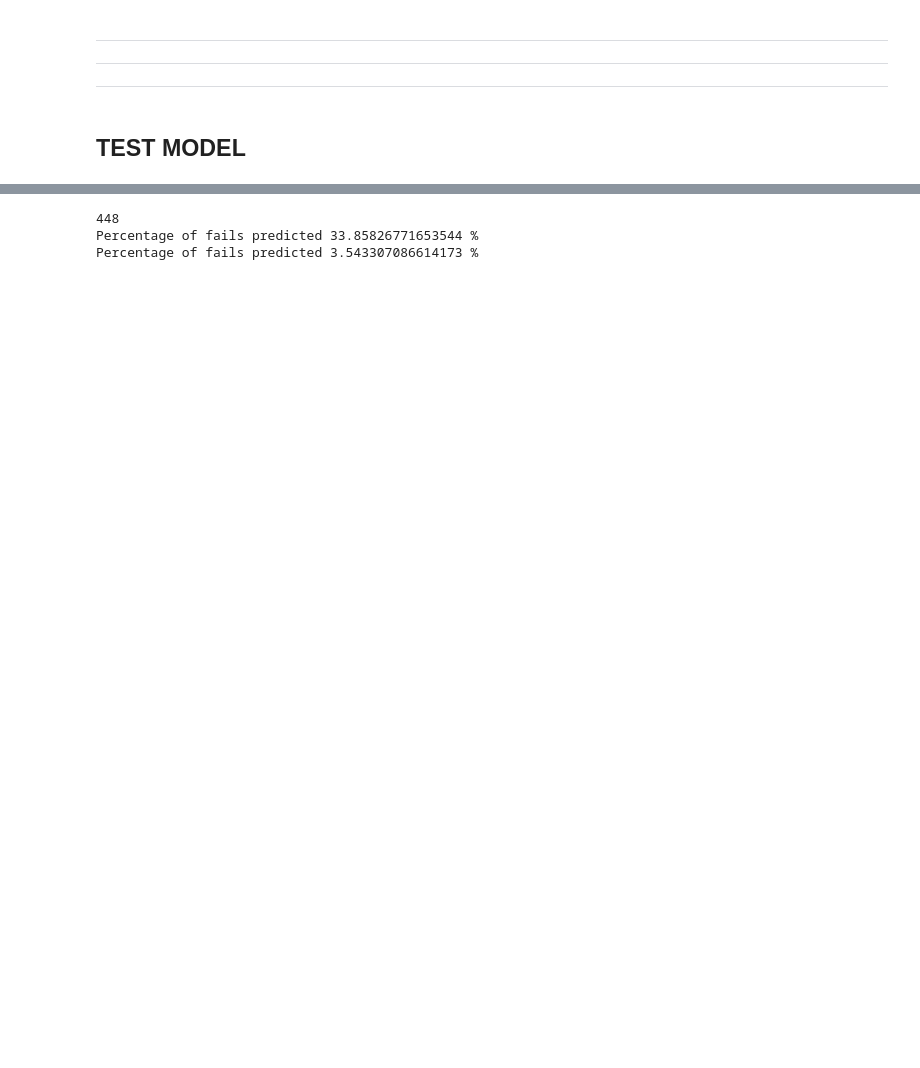
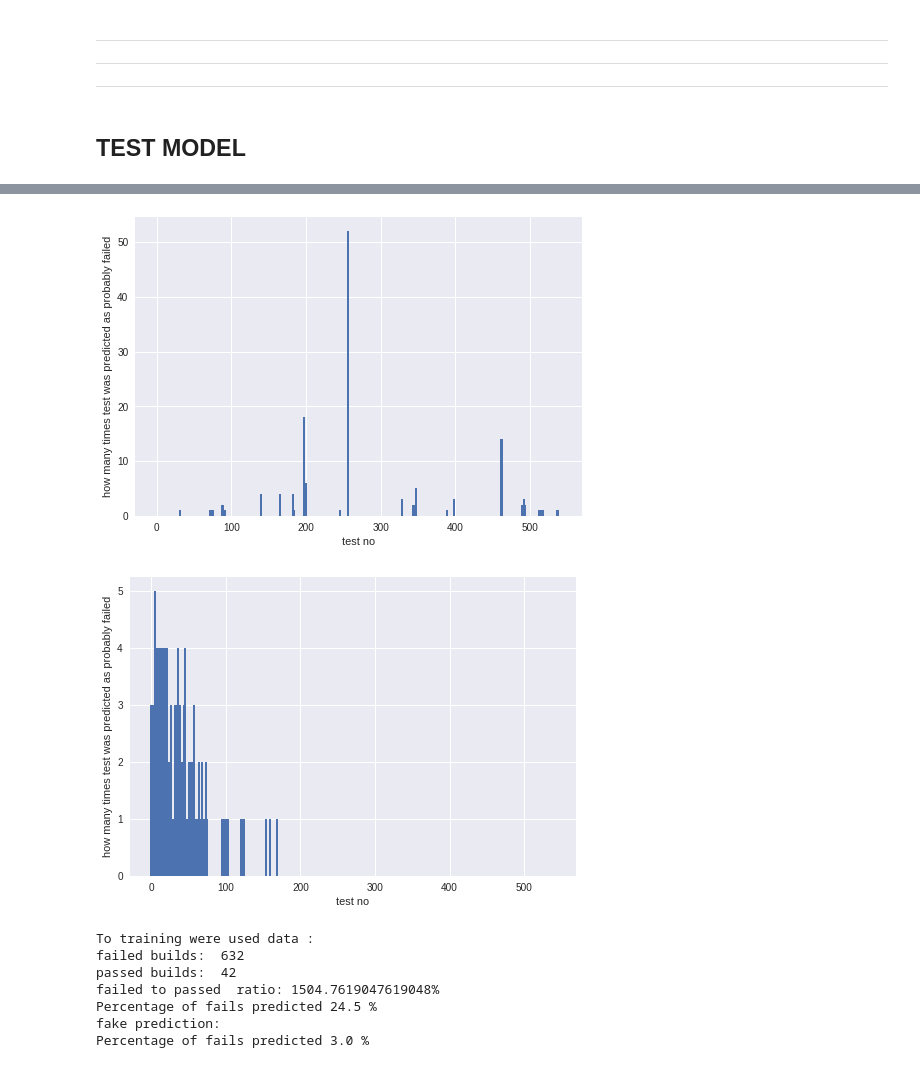
Before and after one commit to seraffin/FailOmen, a Jupyter notebook: Pola/Workspace_1_workingNN.ipynb, the cells around one changed output, grey strips where cells are left out. Cells and saved outputs as stored; diff of their text form; code cells hidden in the pictures; blank space fills up the shorter version.

```diff
--- a/Pola/Workspace_1_workingNN.ipynb
+++ b/Pola/Workspace_1_workingNN.ipynb
@@ -329,16 +508,22 @@ fake_distribution_array = count_distribution(fake_predictions_matrix)
 # %%
-create_plot(distribution_array)
+create_plot(range(len(distribution_array)), distribution_array)
 
 # fake plot
-create_plot(fake_distribution_array)
+create_plot(range(len(fake_distribution_array)), fake_distribution_array)
+# %% [output]
+[figure, added]
+[figure, added]
 # %%
-
-
+count_fail_to_pass_ratio(yReduced)
 evaluation(predictions,15,yTest)
-
 # evaluate random prediction
+print("fake prediction: ")
 evaluation(fake_predictions_matrix, 15, yTest)
 # %% [output]
-448
-Percentage of fails predicted 33.85826771653544 %
-Percentage of fails predicted 3.543307086614173 %
+To training were used data :
+failed builds:  632
+passed builds:  42
+failed to passed  ratio: 1504.7619047619048%
+Percentage of fails predicted 24.5 %
+fake prediction:
+Percentage of fails predicted 3.0 %
```
Also changed, not shown: parts of 22 cells of this notebook.
